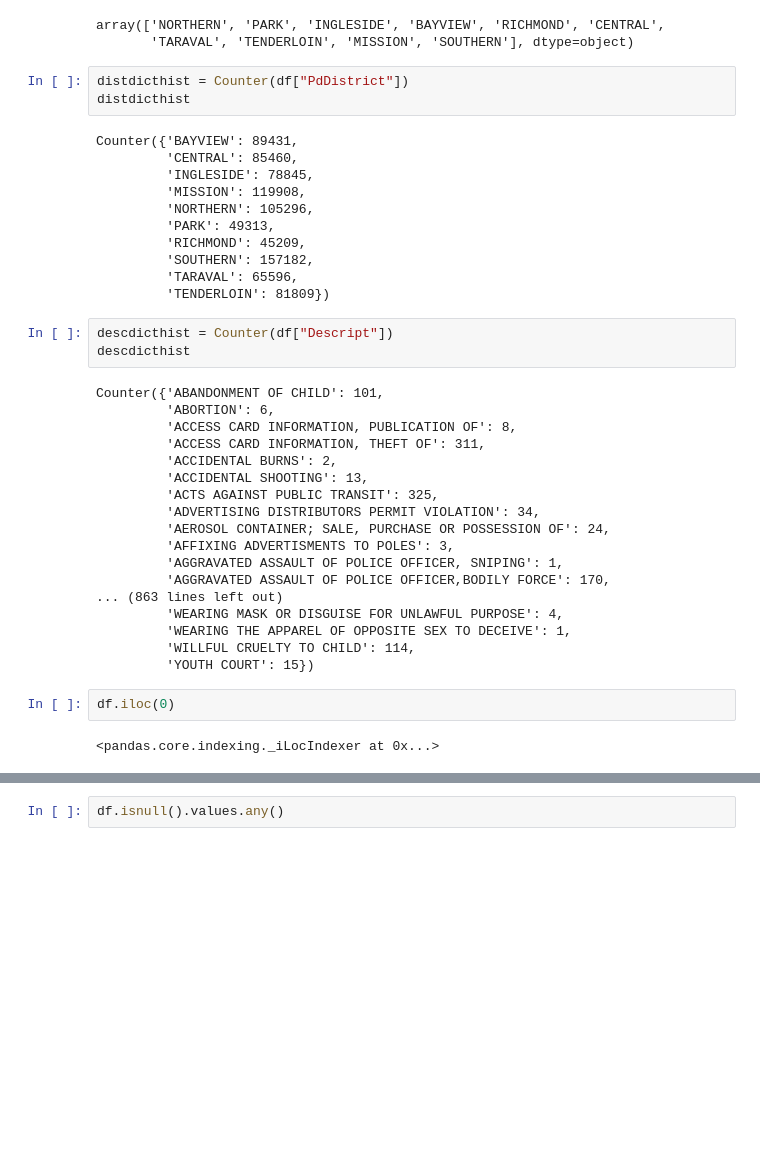
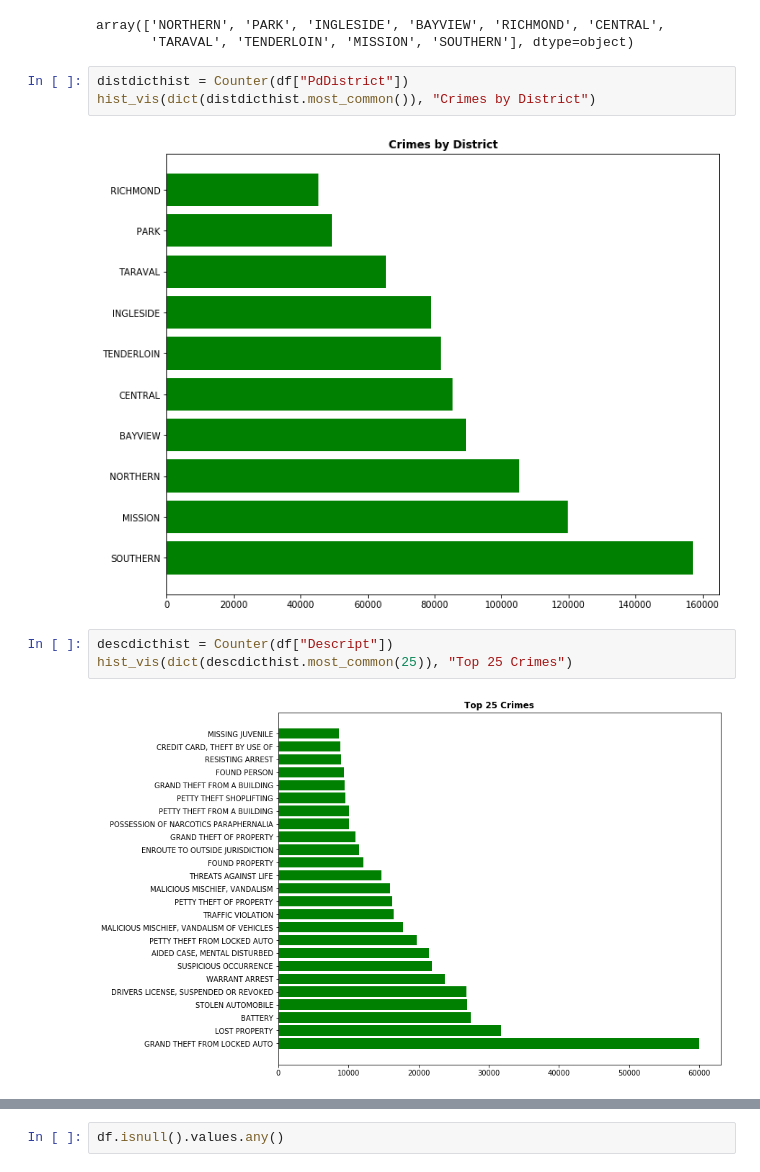
Before and after one commit to JSitter/DS-2-Machine-Learning, a Jupyter notebook: sf-crime.ipynb, the cells around one changed output, grey strips where cells are left out. Drawn from its saved outputs; the diff is of its cells as text; blank space fills up the shorter version.

```diff
--- a/sf-crime.ipynb
+++ b/sf-crime.ipynb
@@ -99,40 +79,11 @@ array(['NORTHERN', 'PARK', 'INGLESIDE', 'BAYVIEW', 'RICHMOND', 'CENTRAL',
        'TARAVAL', 'TENDERLOIN', 'MISSION', 'SOUTHERN'], dtype=object)
 # %%
 distdicthist = Counter(df["PdDistrict"])
-distdicthist
+hist_vis(dict(distdicthist.most_common()), "Crimes by District")
 # %% [output]
-Counter({'BAYVIEW': 89431,
-         'CENTRAL': 85460,
-         'INGLESIDE': 78845,
-         'MISSION': 119908,
-         'NORTHERN': 105296,
-         'PARK': 49313,
-         'RICHMOND': 45209,
-         'SOUTHERN': 157182,
-         'TARAVAL': 65596,
-         'TENDERLOIN': 81809})
+[figure, added]
 # %%
 descdicthist = Counter(df["Descript"])
-descdicthist
+hist_vis(dict(descdicthist.most_common(25)), "Top 25 Crimes")
 # %% [output]
-Counter({'ABANDONMENT OF CHILD': 101,
-         'ABORTION': 6,
-         'ACCESS CARD INFORMATION, PUBLICATION OF': 8,
-         'ACCESS CARD INFORMATION, THEFT OF': 311,
-         'ACCIDENTAL BURNS': 2,
-         'ACCIDENTAL SHOOTING': 13,
-         'ACTS AGAINST PUBLIC TRANSIT': 325,
-         'ADVERTISING DISTRIBUTORS PERMIT VIOLATION': 34,
-         'AEROSOL CONTAINER; SALE, PURCHASE OR POSSESSION OF': 24,
-         'AFFIXING ADVERTISMENTS TO POLES': 3,
-         'AGGRAVATED ASSAULT OF POLICE OFFICER, SNIPING': 1,
-         'AGGRAVATED ASSAULT OF POLICE OFFICER,BODILY FORCE': 170,
-... (863 lines left out)
-         'WEARING MASK OR DISGUISE FOR UNLAWFUL PURPOSE': 4,
-         'WEARING THE APPAREL OF OPPOSITE SEX TO DECEIVE': 1,
-         'WILLFUL CRUELTY TO CHILD': 114,
-         'YOUTH COURT': 15})
+[figure, added]
-# %%
-df.iloc(0)
-# %% [output]
-<pandas.core.indexing._iLocIndexer at 0x...>
```
Also changed, not shown: parts of 39 cells of this notebook.
